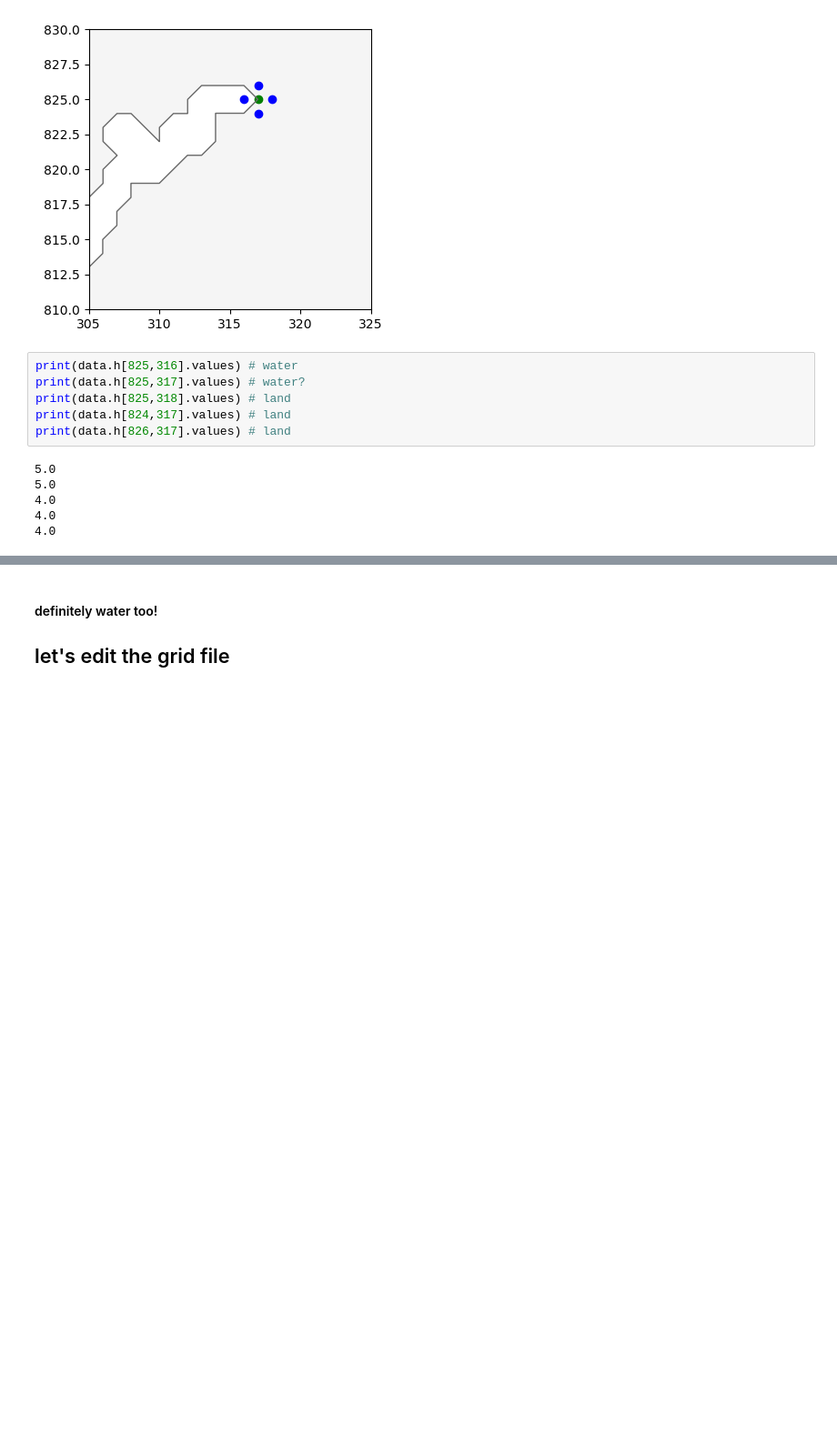
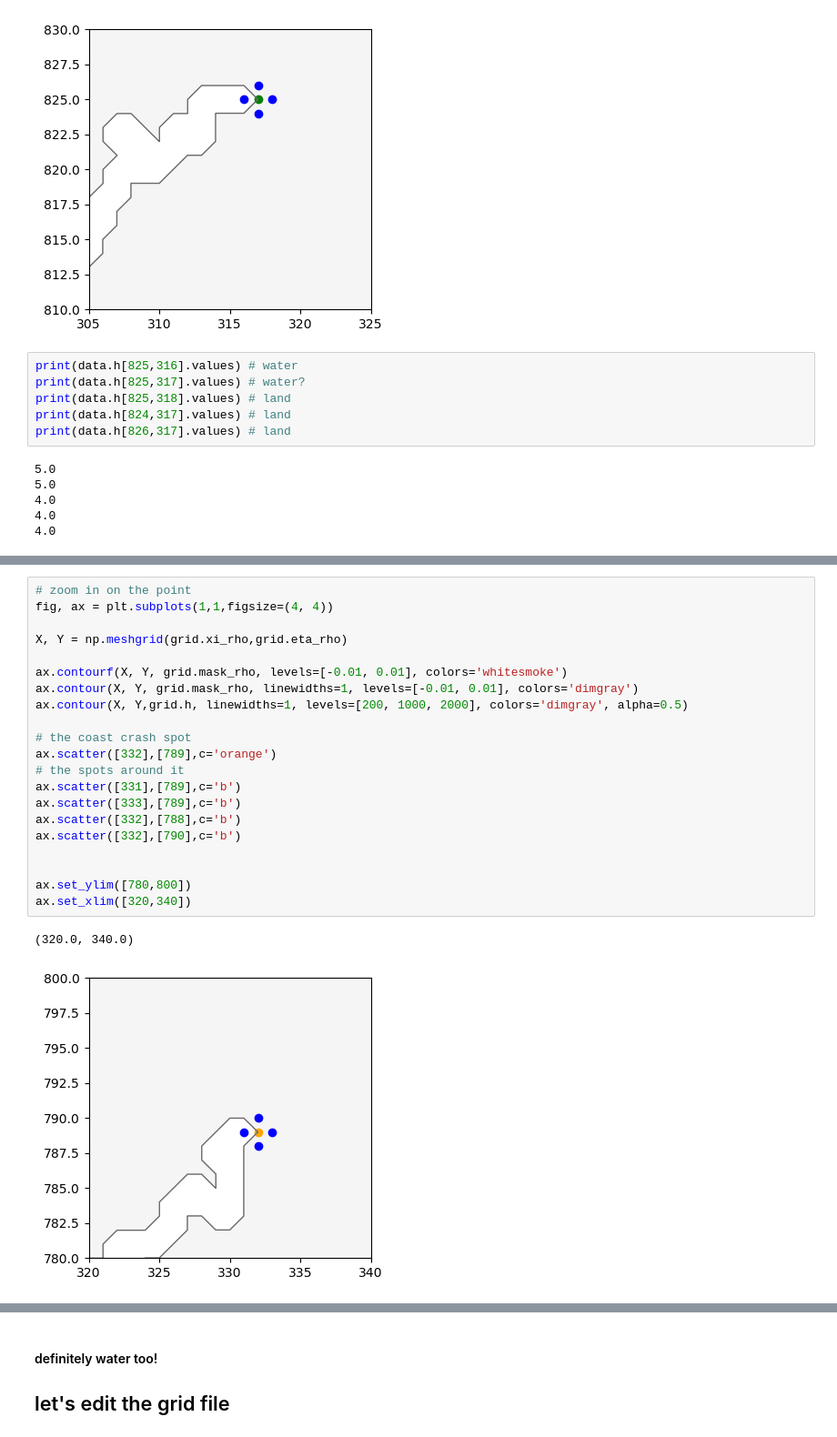
Before and after one commit to rbeutel/LO_user, a Jupyter notebook: ariane/flow_check.ipynb, the cells around one changed output, grey strips where cells are left out. Shown at 91% size. Cells and saved outputs as stored; diff of their text form; blank space fills up the shorter version.

```diff
--- a/ariane/flow_check.ipynb
+++ b/ariane/flow_check.ipynb
@@ -327,0 +428,24 @@ print(data.h[826,317].values) # land
+# %%
+# zoom in on the point
+fig, ax = plt.subplots(1,1,figsize=(4, 4))
+
+X, Y = np.meshgrid(grid.xi_rho,grid.eta_rho)
+
+ax.contourf(X, Y, grid.mask_rho, levels=[-0.01, 0.01], colors='whitesmoke')
+ax.contour(X, Y, grid.mask_rho, linewidths=1, levels=[-0.01, 0.01], colors='dimgray')
+ax.contour(X, Y,grid.h, linewidths=1, levels=[200, 1000, 2000], colors='dimgray', alpha=0.5)
+
+# the coast crash spot
+ax.scatter([332],[789],c='orange')
+# the spots around it
+ax.scatter([331],[789],c='b')
+ax.scatter([333],[789],c='b')
+ax.scatter([332],[788],c='b')
+ax.scatter([332],[790],c='b')
+
+
+ax.set_ylim([780,800])
+ax.set_xlim([320,340])
+# %% [output]
+(320.0, 340.0)
+[figure, added]
```
Also changed, not shown: parts of 12 cells of this notebook, 6 other files.
